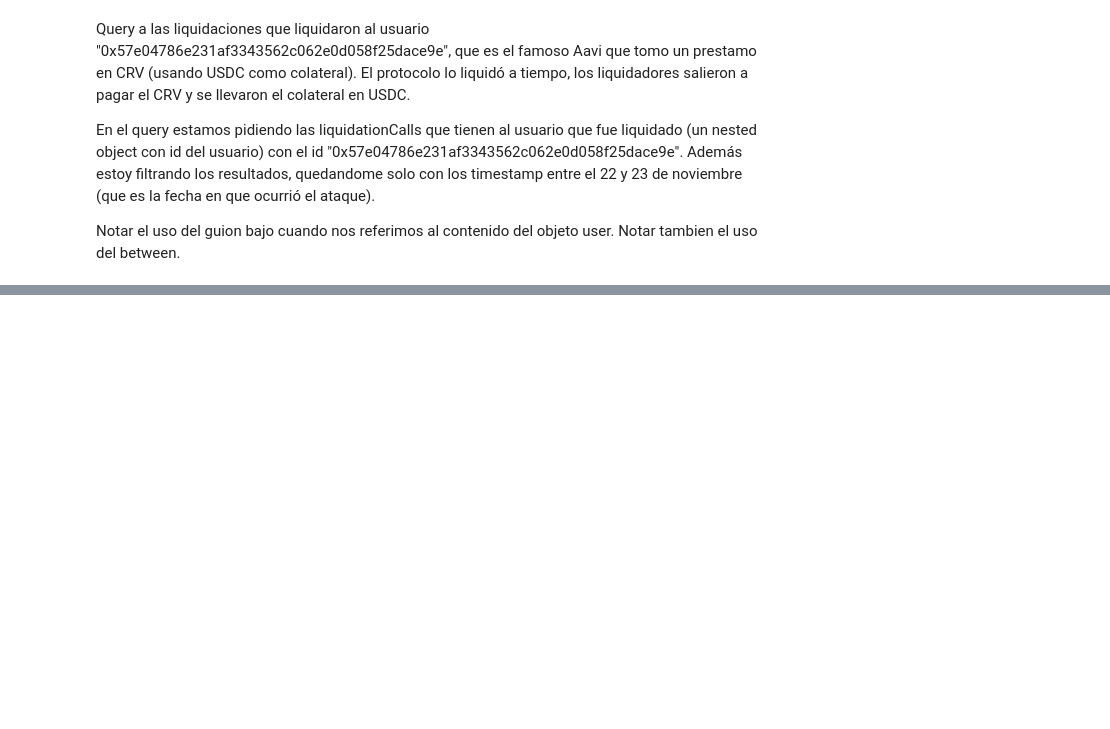
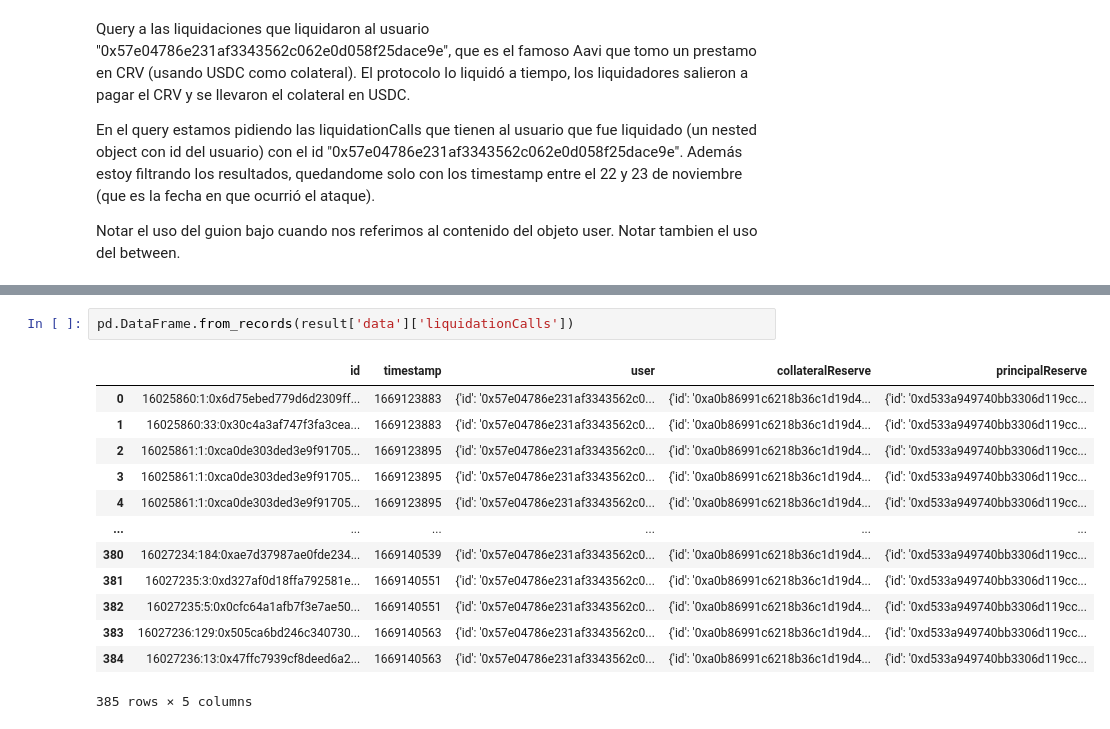
Before and after one commit to rpasquini/defidata, a Jupyter notebook: AAVE_graph_request_examples.ipynb, the cells around one changed output, grey strips where cells are left out. Drawn from its saved outputs; the diff is of its cells as text; blank space fills up the shorter version.

```diff
--- a/AAVE_graph_request_examples.ipynb
+++ b/AAVE_graph_request_examples.ipynb
@@ -344,0 +337,16 @@ result
+# %%
+pd.DataFrame.from_records(result['data']['liquidationCalls'])
+# %% [output]
+|  | id | timestamp | user | collateralReserve | principalReserve |
+| 0 | 16025860:1:0x6d75ebed779d6d2309ff... | 1669123883 | {'id': '0x57e04786e231af3343562c0... | {'id': '0xa0b86991c6218b36c1d19d4... | {'id': '0xd533a949740bb3306d119cc... |
+| 1 | 16025860:33:0x30c4a3af747f3fa3cea... | 1669123883 | {'id': '0x57e04786e231af3343562c0... | {'id': '0xa0b86991c6218b36c1d19d4... | {'id': '0xd533a949740bb3306d119cc... |
+| 2 | 16025861:1:0xca0de303ded3e9f91705... | 1669123895 | {'id': '0x57e04786e231af3343562c0... | {'id': '0xa0b86991c6218b36c1d19d4... | {'id': '0xd533a949740bb3306d119cc... |
+| 3 | 16025861:1:0xca0de303ded3e9f91705... | 1669123895 | {'id': '0x57e04786e231af3343562c0... | {'id': '0xa0b86991c6218b36c1d19d4... | {'id': '0xd533a949740bb3306d119cc... |
+| 4 | 16025861:1:0xca0de303ded3e9f91705... | 1669123895 | {'id': '0x57e04786e231af3343562c0... | {'id': '0xa0b86991c6218b36c1d19d4... | {'id': '0xd533a949740bb3306d119cc... |
+| ... | ... | ... | ... | ... | ... |
+| 380 | 16027234:184:0xae7d37987ae0fde234... | 1669140539 | {'id': '0x57e04786e231af3343562c0... | {'id': '0xa0b86991c6218b36c1d19d4... | {'id': '0xd533a949740bb3306d119cc... |
+| 381 | 16027235:3:0xd327af0d18ffa792581e... | 1669140551 | {'id': '0x57e04786e231af3343562c0... | {'id': '0xa0b86991c6218b36c1d19d4... | {'id': '0xd533a949740bb3306d119cc... |
+| 382 | 16027235:5:0x0cfc64a1afb7f3e7ae50... | 1669140551 | {'id': '0x57e04786e231af3343562c0... | {'id': '0xa0b86991c6218b36c1d19d4... | {'id': '0xd533a949740bb3306d119cc... |
+| 383 | 16027236:129:0x505ca6bd246c340730... | 1669140563 | {'id': '0x57e04786e231af3343562c0... | {'id': '0xa0b86991c6218b36c1d19d4... | {'id': '0xd533a949740bb3306d119cc... |
+| 384 | 16027236:13:0x47ffc7939cf8deed6a2... | 1669140563 | {'id': '0x57e04786e231af3343562c0... | {'id': '0xa0b86991c6218b36c1d19d4... | {'id': '0xd533a949740bb3306d119cc... |
+385 rows × 5 columns
```
Also changed, not shown: parts of 3 cells of this notebook.
